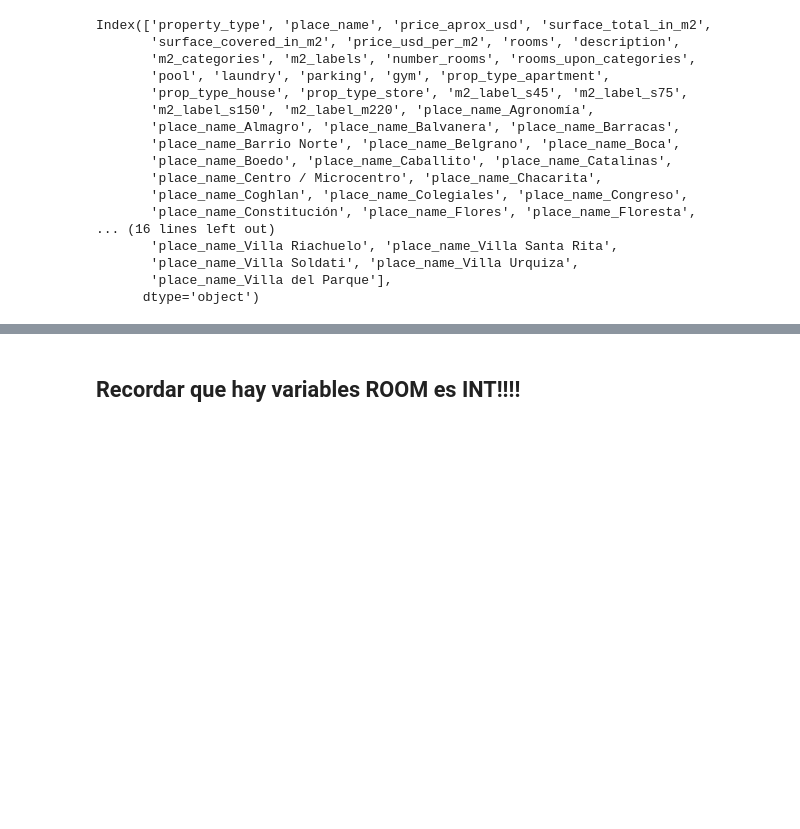
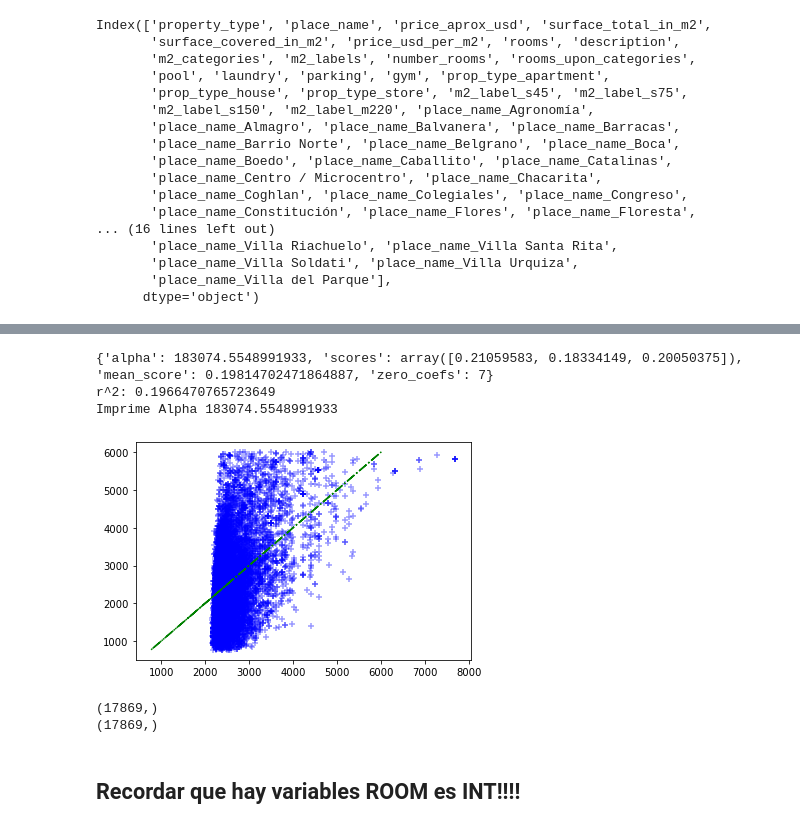
Before and after one commit to nachommm/Desafio2, a Jupyter notebook: desafio2-machine.learning-ignacio.ipynb, the cells around one changed output, grey strips where cells are left out. Cells and saved outputs as stored; diff of their text form; code cells hidden in the pictures; blank space fills up the shorter version.

Commit message:
Mejora modelo

```diff
--- a/desafio2-machine.learning-ignacio.ipynb
+++ b/desafio2-machine.learning-ignacio.ipynb
@@ -762,6 +762,14 @@ modelar
 # %%
 # Funcion para realizar el entrenamiento pero con un set de testeo.
 
+def graf_lineal_model(X, y, y_pred):
+    # Graficamos el modelo
+    plt.scatter(y_pred, y, s=30, c='b', marker='+', alpha=0.4)
+    plt.plot(y,y, '-.',c='g')
+    plt.show()
+    print(y.shape)
+    print(y_pred.shape)
+    return
 
 def train_test_error(feature_cols, target):
     X = data_caba_clean[feature_cols]
@@ -782,22 +790,25 @@ def train_test_error(feature_cols, target):
 #    print ('MSE:', metrics.mean_squared_error(y_test, y_pred))
     print ('RMSE:', np.sqrt(metrics.mean_squared_error(y_test, y_pred)))
     print ('R2:', metrics.r2_score(y_test, y_pred))
+    graf_lineal_model(X, y_test, y_pred)
     return
 
 def train_test_error_lazzo(feature_cols, target):
     X = data_caba_clean[feature_cols]
     y = data_caba_clean[target].values.ravel()
-    cv = KFold(5, shuffle=True)
-#     cv = 3
+#     cv = KFold(5, shuffle=True)
+    cv = 3
     # OJO que no trabajamos con tiempo por lo tanto debe ser shuffle=True.
     X_train, X_test, y_train, y_test = train_test_split(X, y, random_state=10)
 
     model = linear_model.LassoCV().fit(X_train, y_train)
     scores = cross_val_score(model, X_train, y_train, cv=cv, scoring='r2')
 
+    y_pred = model.predict(X_train)
     print(dict(alpha=model.alpha_, scores=scores, mean_score=scores.mean(), zero_coefs=(model.coef_ == 0).sum()))
     print ("r^2:", model.score(X, y))
     print ("Imprime Alpha", model.alpha_)
+    graf_lineal_model(X, y_train, y_pred)
     return
 # %%
 display(data_caba_clean.columns)
@@ -881,3 +873,15 @@ R2: 0.6540867735094582
+# %%
+feature_cols = ['price_aprox_usd', 'surface_total_in_m2', 'surface_covered_in_m2',
+                'pool', 'laundry', 'parking', 'gym', 'place_name_Puerto Madero']
+target = ['price_usd_per_m2']
+train_test_error_lazzo(feature_cols, target)
+# %% [output]
+{'alpha': 183074.5548991933, 'scores': array([0.21059583, 0.18334149, 0.20050375]), 'mean_score': 0.19814702471864887, 'zero_coefs': 7}
+r^2: 0.1966470765723649
+Imprime Alpha 183074.5548991933
+[figure, added]
+(17869,)
+(17869,)
 # %% [markdown]
 ## Recordar que hay variables ROOM es INT!!!!
 # %%
```
Also changed, not shown: parts of 5 cells of this notebook.
